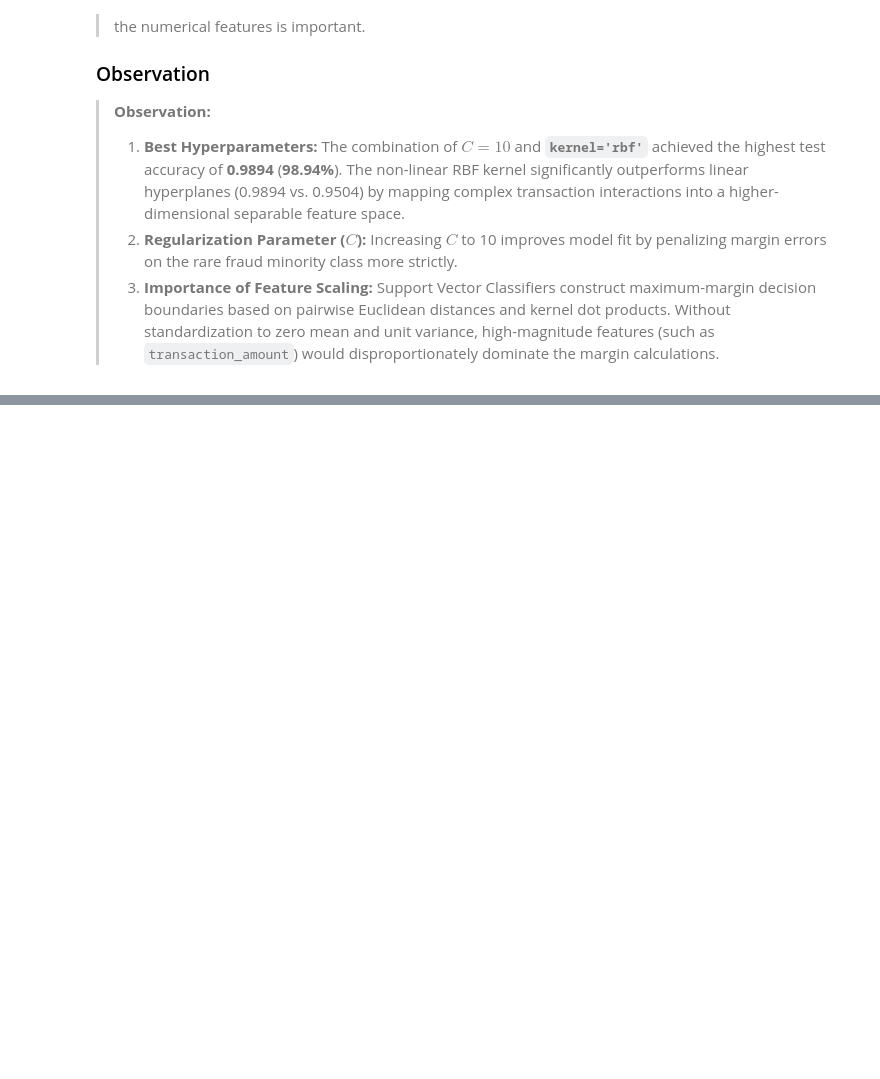
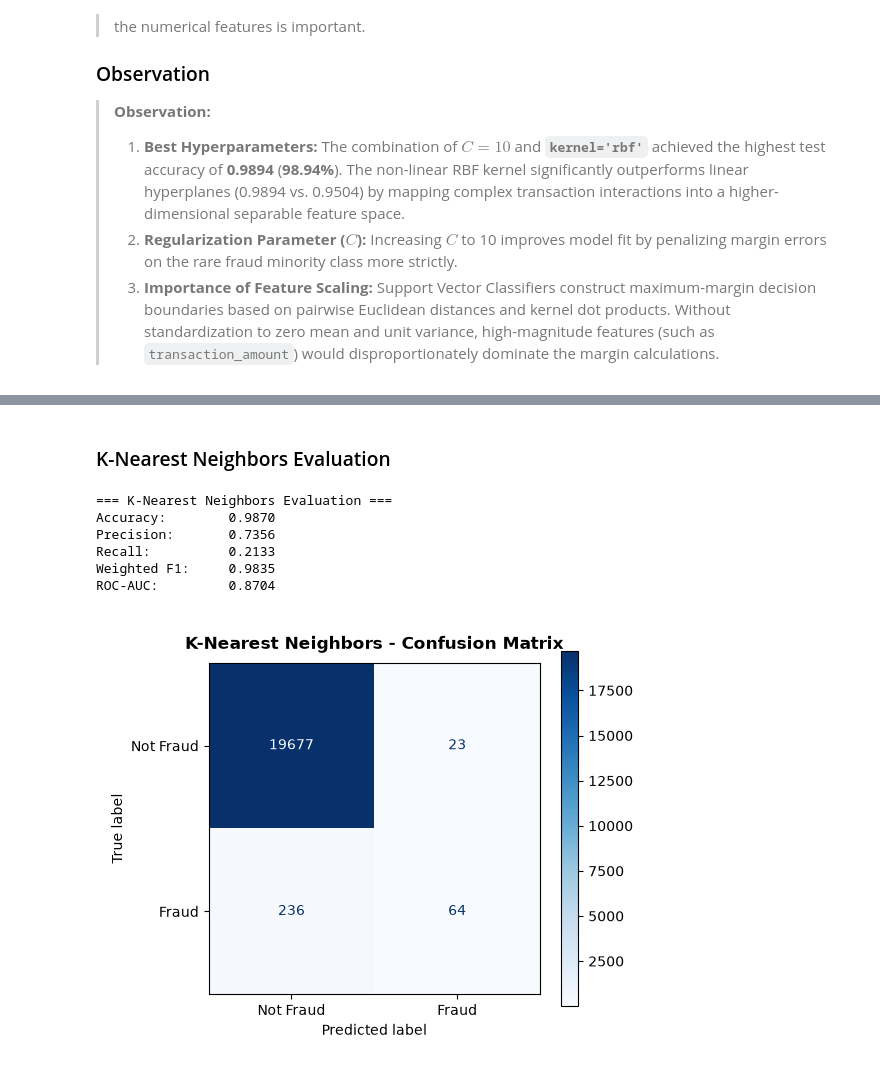
Before and after one commit to anish435/ML_capstone_project, a Jupyter notebook: notebooks/classification.ipynb, the cells around one changed output, grey strips where cells are left out. Saved outputs shown, nothing was run; the diff lists cells and outputs as text; code cells hidden in the pictures; blank space fills up the shorter version.

```diff
--- a/notebooks/classification.ipynb
+++ b/notebooks/classification.ipynb
@@ -1325,0 +1377,34 @@ The input features have already been scaled during the preprocessing stage using
+# %% [markdown]
+### K-Nearest Neighbors Evaluation
+# %%
+from sklearn.metrics import accuracy_score, precision_score, recall_score, f1_score, roc_auc_score, confusion_matrix, ConfusionMatrixDisplay
+
+# Calculate mandatory evaluation metrics
+acc_knn = accuracy_score(y_test, y_pred_knn)
+prec_knn = precision_score(y_test, y_pred_knn, zero_division=0)
+rec_knn = recall_score(y_test, y_pred_knn, zero_division=0)
+f1_knn = f1_score(y_test, y_pred_knn, average='weighted')
+auc_knn = roc_auc_score(y_test, y_prob_knn)
+cm_knn = confusion_matrix(y_test, y_pred_knn)
+
+print("=== K-Nearest Neighbors Evaluation ===")
+print(f"Accuracy:        {acc_knn:.4f}")
+print(f"Precision:       {prec_knn:.4f}")
+print(f"Recall:          {rec_knn:.4f}")
+print(f"Weighted F1:     {f1_knn:.4f}")
+print(f"ROC-AUC:         {auc_knn:.4f}")
+
+# Display Confusion Matrix with clear Not Fraud / Fraud labels
+disp_knn = ConfusionMatrixDisplay(confusion_matrix=cm_knn, display_labels=['Not Fraud', 'Fraud'])
+disp_knn.plot(cmap='Blues', values_format='d')
+plt.title("K-Nearest Neighbors - Confusion Matrix")
+plt.grid(False)
+plt.show()
+# %% [output]
+=== K-Nearest Neighbors Evaluation ===
+Accuracy:        0.9870
+Precision:       0.7356
+Recall:          0.2133
+Weighted F1:     0.9835
+ROC-AUC:         0.8704
+[figure, added]
```
Also changed, not shown: parts of 12 cells of this notebook, 3 other files.
